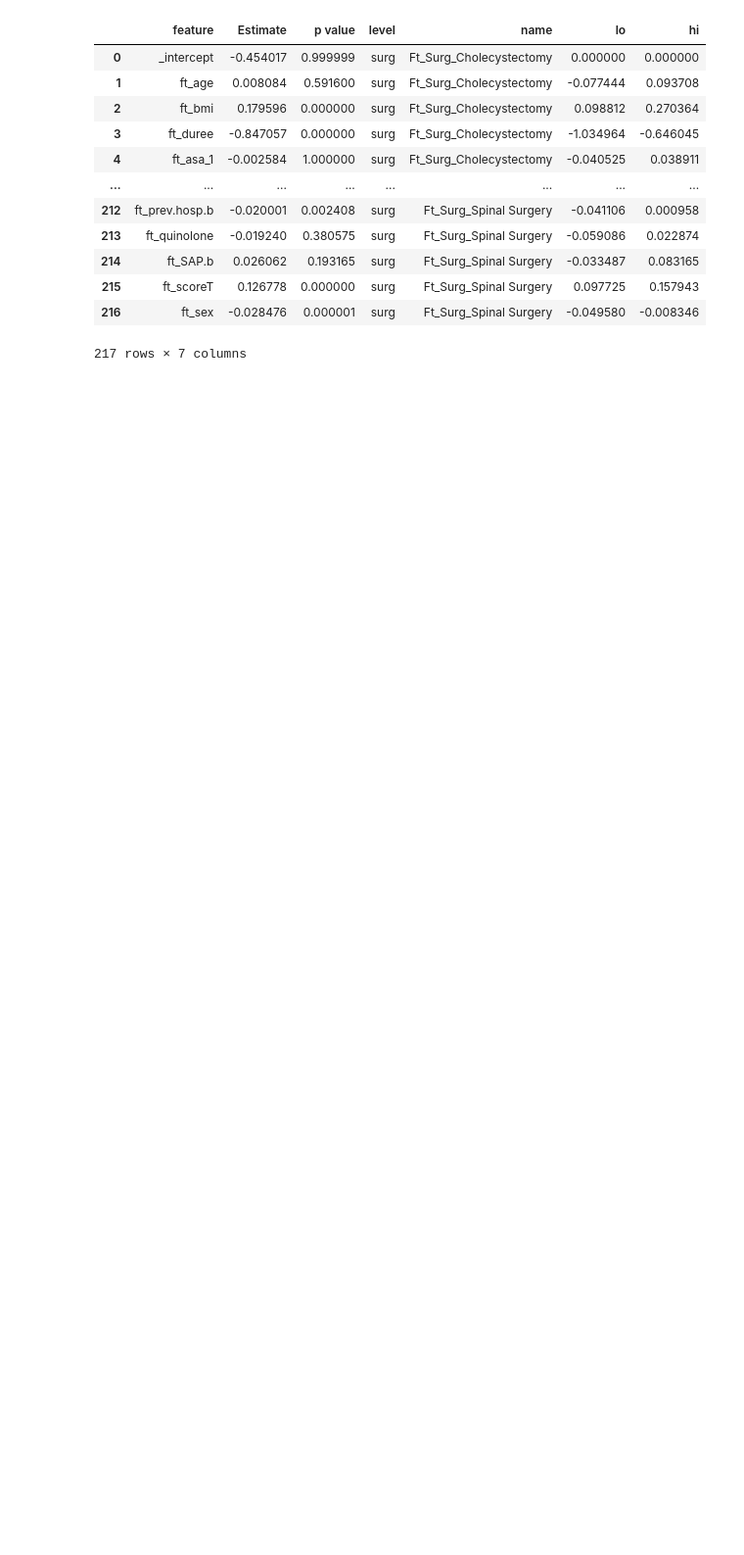
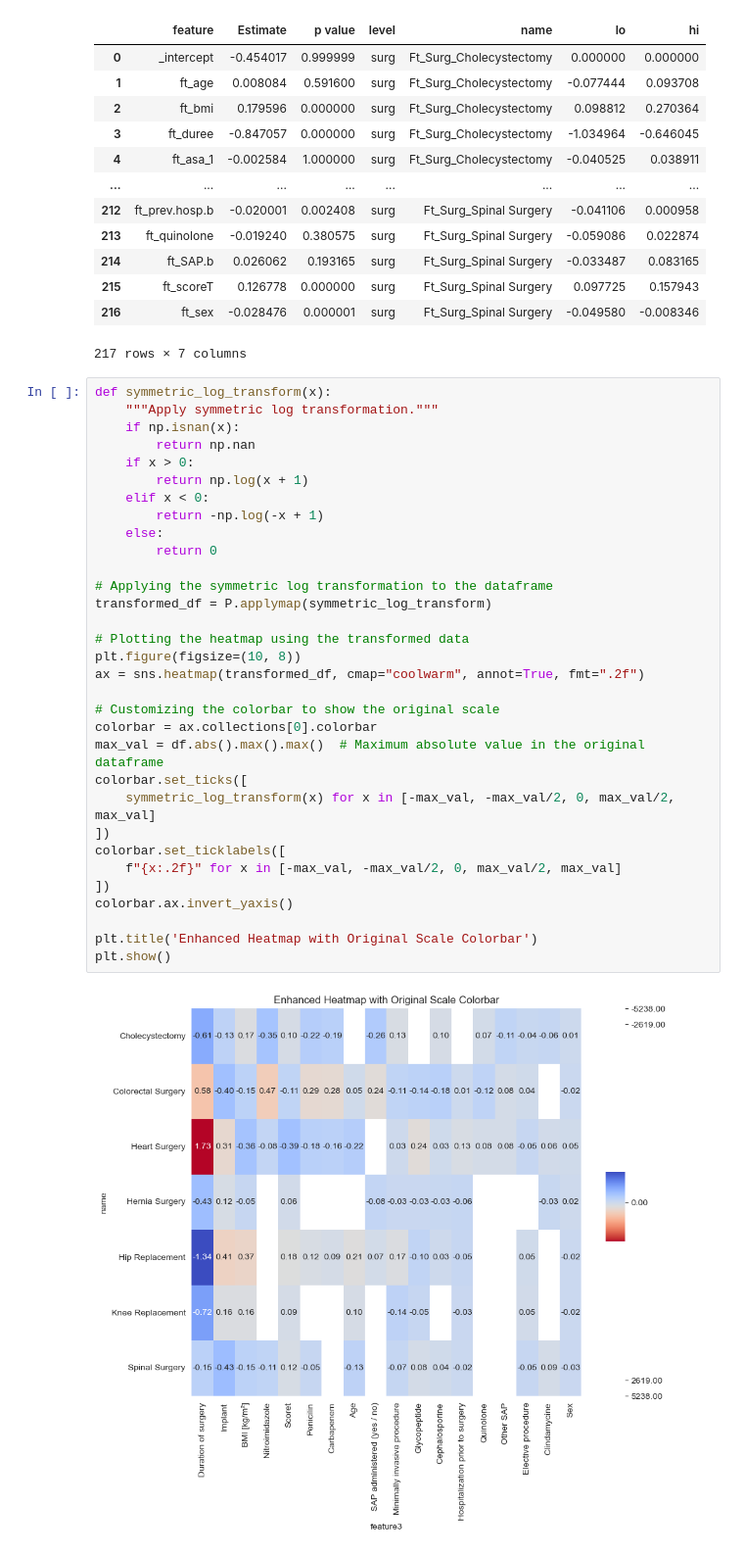
Before and after one commit to HugoGuillen/microbialcomposition, a Jupyter notebook: 4.4.2_surgery_prediction.ipynb, the cells around one changed output. Shown: that part at 98% size. Saved outputs shown, nothing was run; the diff lists cells and outputs as text; blank space fills up the shorter version.

```diff
--- a/4.4.2_surgery_prediction_FINAL.ipynb
+++ b/4.4.2_surgery_prediction.ipynb
@@ -554,4 +570,38 @@ coef_df
 | 215 | ft_scoreT | 0.126778 | 0.000000 | surg | Ft_Surg_Spinal Surgery | 0.097725 | 0.157943 |
 | 216 | ft_sex | -0.028476 | 0.000001 | surg | Ft_Surg_Spinal Surgery | -0.049580 | -0.008346 |
 217 rows × 7 columns
+# %%
+def symmetric_log_transform(x):
+    """Apply symmetric log transformation."""
+    if np.isnan(x):
+        return np.nan
+    if x > 0:
+        return np.log(x + 1)
+    elif x < 0:
+        return -np.log(-x + 1)
+    else:
+        return 0
+
+# Applying the symmetric log transformation to the dataframe
+transformed_df = P.applymap(symmetric_log_transform)
+
+# Plotting the heatmap using the transformed data
+plt.figure(figsize=(10, 8))
+ax = sns.heatmap(transformed_df, cmap="coolwarm", annot=True, fmt=".2f")
+
+# Customizing the colorbar to show the original scale
+colorbar = ax.collections[0].colorbar
+max_val = df.abs().max().max()  # Maximum absolute value in the original dataframe
+colorbar.set_ticks([
+    symmetric_log_transform(x) for x in [-max_val, -max_val/2, 0, max_val/2, max_val]
+])
+colorbar.set_ticklabels([
+    f"{x:.2f}" for x in [-max_val, -max_val/2, 0, max_val/2, max_val]
+])
+colorbar.ax.invert_yaxis()
+
+plt.title('Enhanced Heatmap with Original Scale Colorbar')
+plt.show()
+# %% [output]
+[figure, added]
 # %%
```
Also changed, not shown: parts of 6 cells of this notebook, 6 other files.
